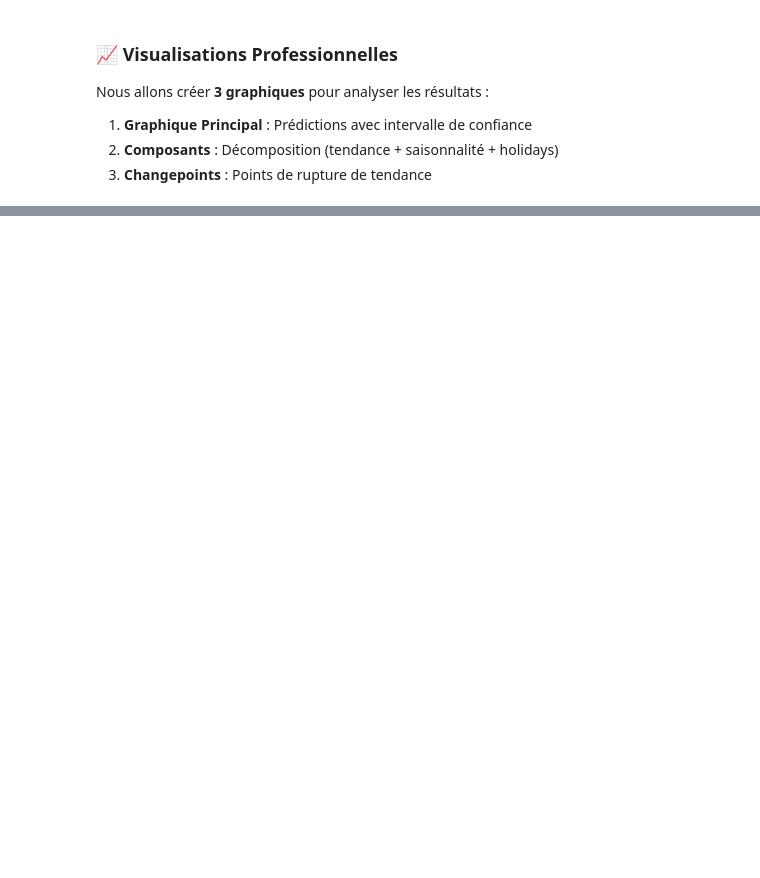
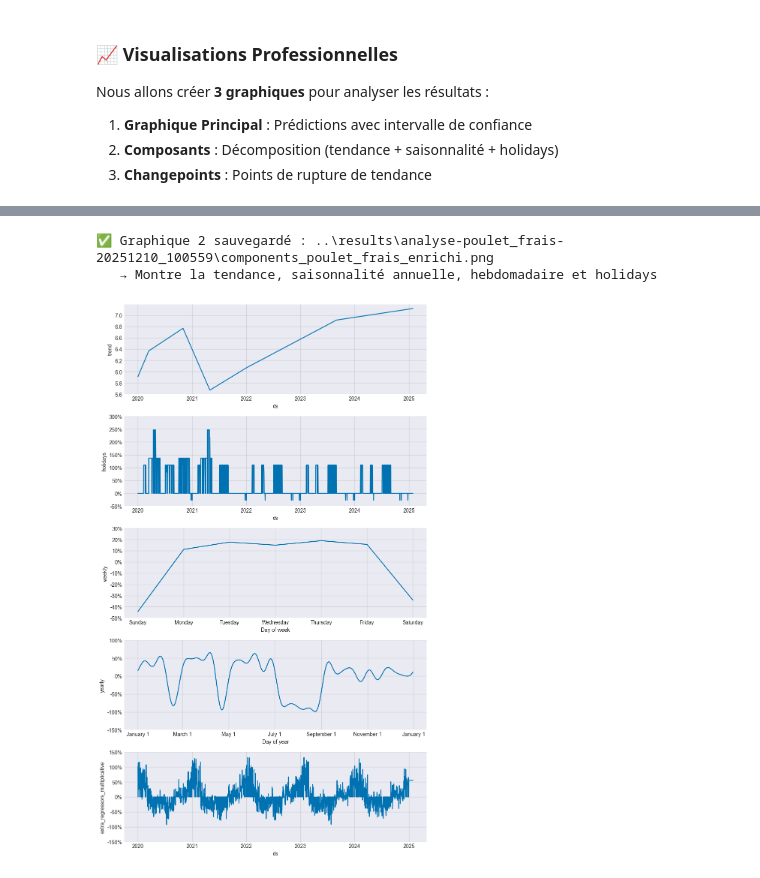
Before and after one commit to YzRequiem/hospital-stock-management-ai, a Jupyter notebook: notebooks/Analyse_Mont_Vert_ENRICHI.ipynb, the cells around one changed output, grey strips where cells are left out. Saved outputs shown, nothing was run; the diff lists cells and outputs as text; code cells hidden in the pictures; blank space fills up the shorter version.

```diff
--- a/notebooks/Analyse_Mont_Vert_ENRICHI.ipynb
+++ b/notebooks/Analyse_Mont_Vert_ENRICHI.ipynb
@@ -826,14 +1130,18 @@ plt.close()
 # %%
 # Graphique 2 : Composants (décomposition)
 fig2 = model_final.plot_components(forecast)
 plt.tight_layout()
 
-filename2 = f'components_{PRODUIT_ANALYSE.replace(" ", "_")}_enrichi.png'
+filename2 = RESULTS_DIR / f'components_{produit_slug}_enrichi.png'
 plt.savefig(filename2, dpi=300, bbox_inches='tight')
 print(f"✅ Graphique 2 sauvegardé : {filename2}")
 print("   → Montre la tendance, saisonnalité annuelle, hebdomadaire et holidays")
 plt.show()
 plt.close()
+# %% [output]
+✅ Graphique 2 sauvegardé : ..\results\analyse-poulet_frais-20251210_100559\components_poulet_frais_enrichi.png
+   → Montre la tendance, saisonnalité annuelle, hebdomadaire et holidays
+[figure, added]
 # %%
 # Graphique 3 : Changepoints (points de rupture)
 fig3 = model_final.plot(forecast)
```
Also changed, not shown: parts of 34 cells of this notebook, 8 other files.
